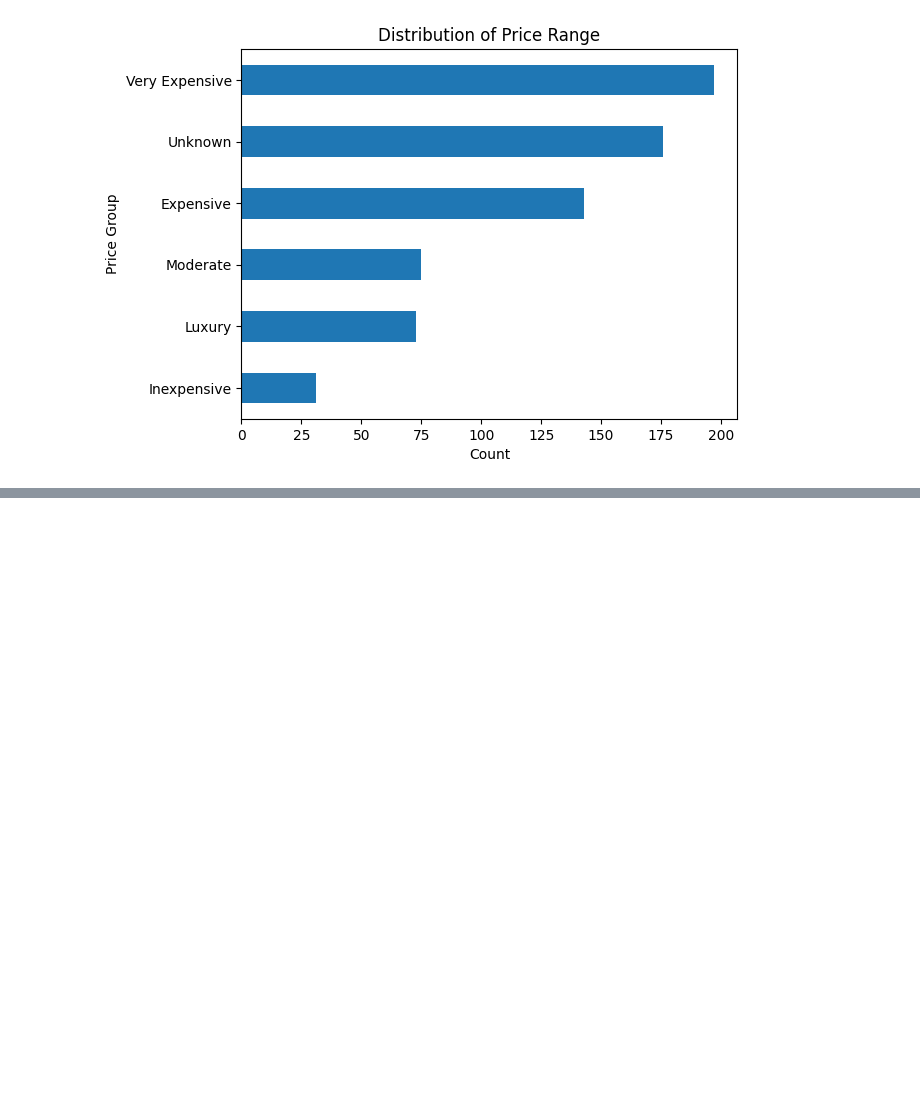
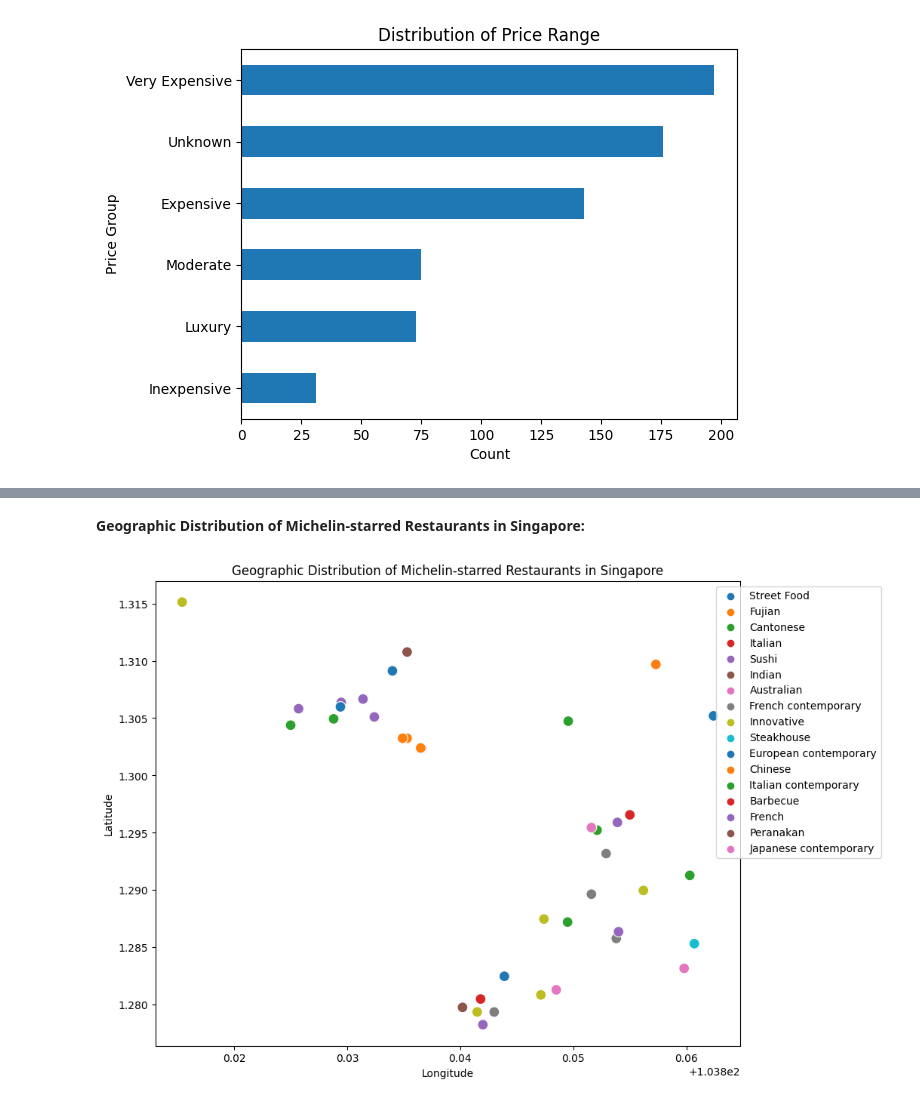
Before and after one commit to SPBarros/Michelin-Stars, a Jupyter notebook: michelin-star-around-the-world.ipynb, the cells around one changed output, grey strips where cells are left out. Drawn from its saved outputs; the diff is of its cells as text; code cells hidden in the pictures; blank space fills up the shorter version.

```diff
--- a/michelin-star-around-the-world.ipynb
+++ b/michelin-star-around-the-world.ipynb
@@ -369,0 +306,5 @@ Name: count, dtype: int64
+# %%
+singapore_restaurants = michelin_stars[michelin_stars['region'].str.contains('Singapore', case=False, na=False)]
+
+print(singapore_restaurants.shape)
+print(singapore_restaurants.head(5))
@@ -369,0 +326,13 @@ Name: count, dtype: int64
+# %% [markdown]
+**Geographic Distribution of Michelin-starred Restaurants in Singapore:**
+# %%
+plt.figure(figsize=(10, 8))
+sns.scatterplot(x='longitude', y='latitude', data=singapore_restaurants, hue='cuisine', palette='tab10', s=100)
+plt.title('Geographic Distribution of Michelin-starred Restaurants in Singapore')
+plt.xlabel('Longitude')
+plt.ylabel('Latitude')
+
+plt.legend(loc='upper right', bbox_to_anchor=(1.25, 1))
+plt.show()
+# %% [output]
+[figure, added]
```
Also changed, not shown: parts of 34 cells of this notebook.
